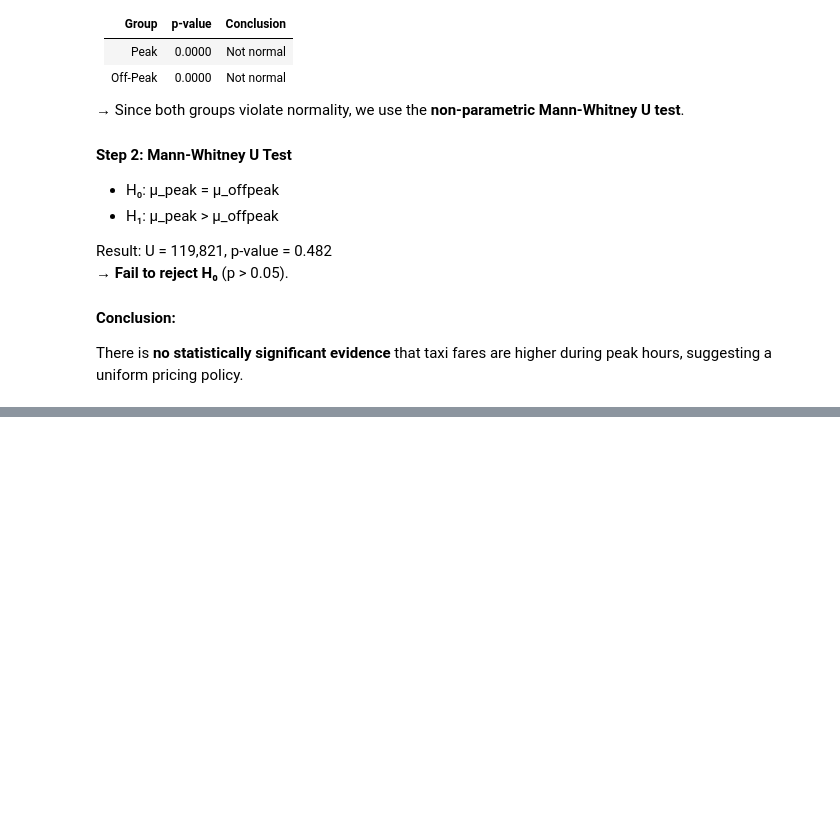
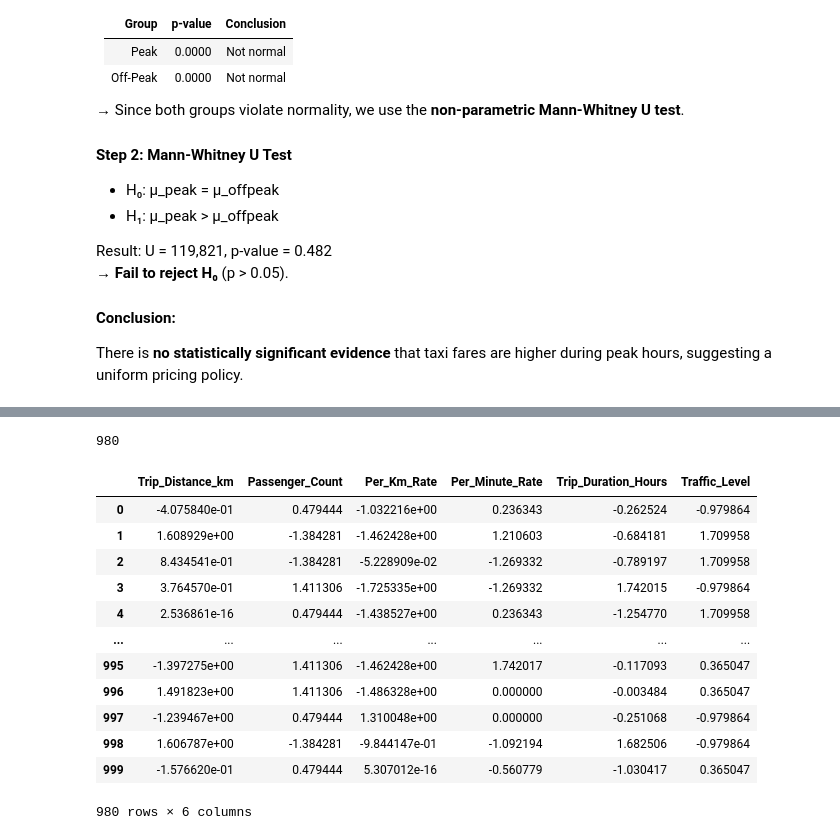
Before and after one commit to zeyad-mohvme-d/Taxi-Fare-Trip-Duration-Analytics, a Jupyter notebook: Notebook/Analysis.ipynb, the cells around one changed output, grey strips where cells are left out. Cells and saved outputs as stored; diff of their text form; code cells hidden in the pictures; blank space fills up the shorter version.

```diff
--- a/Notebook/Analysis.ipynb
+++ b/Notebook/Analysis.ipynb
@@ -774,0 +810,2 @@ There is **no statistically significant evidence** that taxi fares are higher du
+# %%
+selected_data = data[['Trip_Distance_km', 'Passenger_Count', 'Per_Km_Rate', 'Per_Minute_Rate', 'Trip_Duration_Hours', 'Traffic_Level']]
@@ -774,0 +831,5 @@ There is **no statistically significant evidence** that taxi fares are higher du
+# %%
+indeces = selected_data.index
+len(indeces)
+# %% [output]
+980
@@ -774,0 +840,16 @@ There is **no statistically significant evidence** that taxi fares are higher du
+# %%
+X_scaled_df
+# %% [output]
+|  | Trip_Distance_km | Passenger_Count | Per_Km_Rate | Per_Minute_Rate | Trip_Duration_Hours | Traffic_Level |
+| 0 | -4.075840e-01 | 0.479444 | -1.032216e+00 | 0.236343 | -0.262524 | -0.979864 |
+| 1 | 1.608929e+00 | -1.384281 | -1.462428e+00 | 1.210603 | -0.684181 | 1.709958 |
+| 2 | 8.434541e-01 | -1.384281 | -5.228909e-02 | -1.269332 | -0.789197 | 1.709958 |
+| 3 | 3.764570e-01 | 1.411306 | -1.725335e+00 | -1.269332 | 1.742015 | -0.979864 |
+| 4 | 2.536861e-16 | 0.479444 | -1.438527e+00 | 0.236343 | -1.254770 | 1.709958 |
+| ... | ... | ... | ... | ... | ... | ... |
+| 995 | -1.397275e+00 | 1.411306 | -1.462428e+00 | 1.742017 | -0.117093 | 0.365047 |
+| 996 | 1.491823e+00 | 1.411306 | -1.486328e+00 | 0.000000 | -0.003484 | 0.365047 |
+| 997 | -1.239467e+00 | 0.479444 | 1.310048e+00 | 0.000000 | -0.251068 | -0.979864 |
+| 998 | 1.606787e+00 | -1.384281 | -9.844147e-01 | -1.092194 | 1.682506 | -0.979864 |
+| 999 | -1.576620e-01 | 0.479444 | 5.307012e-16 | -0.560779 | -1.030417 | 0.365047 |
+980 rows × 6 columns
```
Also changed, not shown: parts of 9 cells of this notebook.
